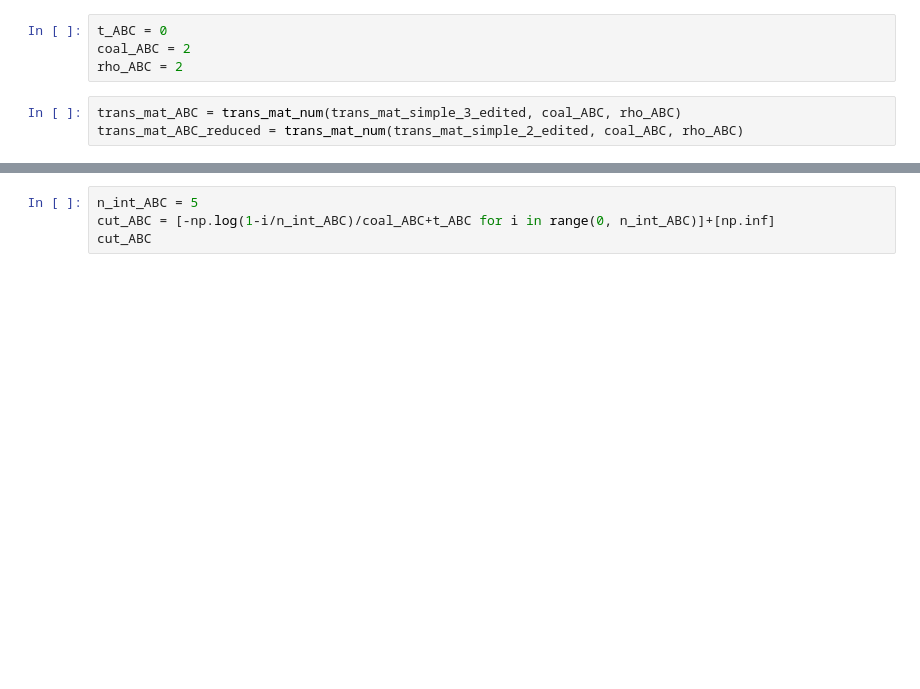
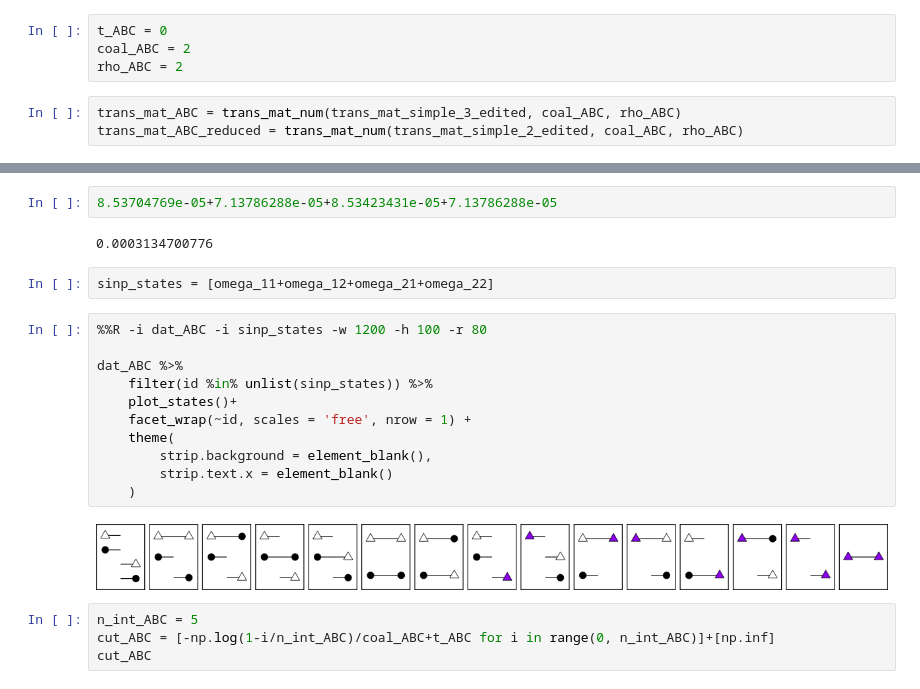
Before and after one commit to rivasiker/phasetype, a Jupyter notebook: scripts/04_ILS/ILS_3.ipynb, the cells around one changed output, grey strips where cells are left out. Saved outputs shown, nothing was run; the diff lists cells and outputs as text; blank space fills up the shorter version.

```diff
--- a/scripts/04_ILS/ILS_3.ipynb
+++ b/scripts/04_ILS/ILS_3.ipynb
@@ -995,3 +1054,22 @@ trans_mat_ABC_reduced = trans_mat_num(trans_mat_simple_2_edited, coal_ABC, rho_A
+# %%
+8.53704769e-05+7.13786288e-05+8.53423431e-05+7.13786288e-05
+# %% [output]
+0.0003134700776
+# %%
+sinp_states = [omega_11+omega_12+omega_21+omega_22]
+# %%
+%%R -i dat_ABC -i sinp_states -w 1200 -h 100 -r 80
+
+dat_ABC %>%
+    filter(id %in% unlist(sinp_states)) %>%
+    plot_states()+
+    facet_wrap(~id, scales = 'free', nrow = 1) +
+    theme(
+        strip.background = element_blank(),
+        strip.text.x = element_blank()
+    )
+# %% [output]
+[figure, added]
 # %%
 n_int_ABC = 5
 cut_ABC = [-np.log(1-i/n_int_ABC)/coal_ABC+t_ABC for i in range(0, n_int_ABC)]+[np.inf]
```
Also changed, not shown: parts of 21 cells of this notebook.
